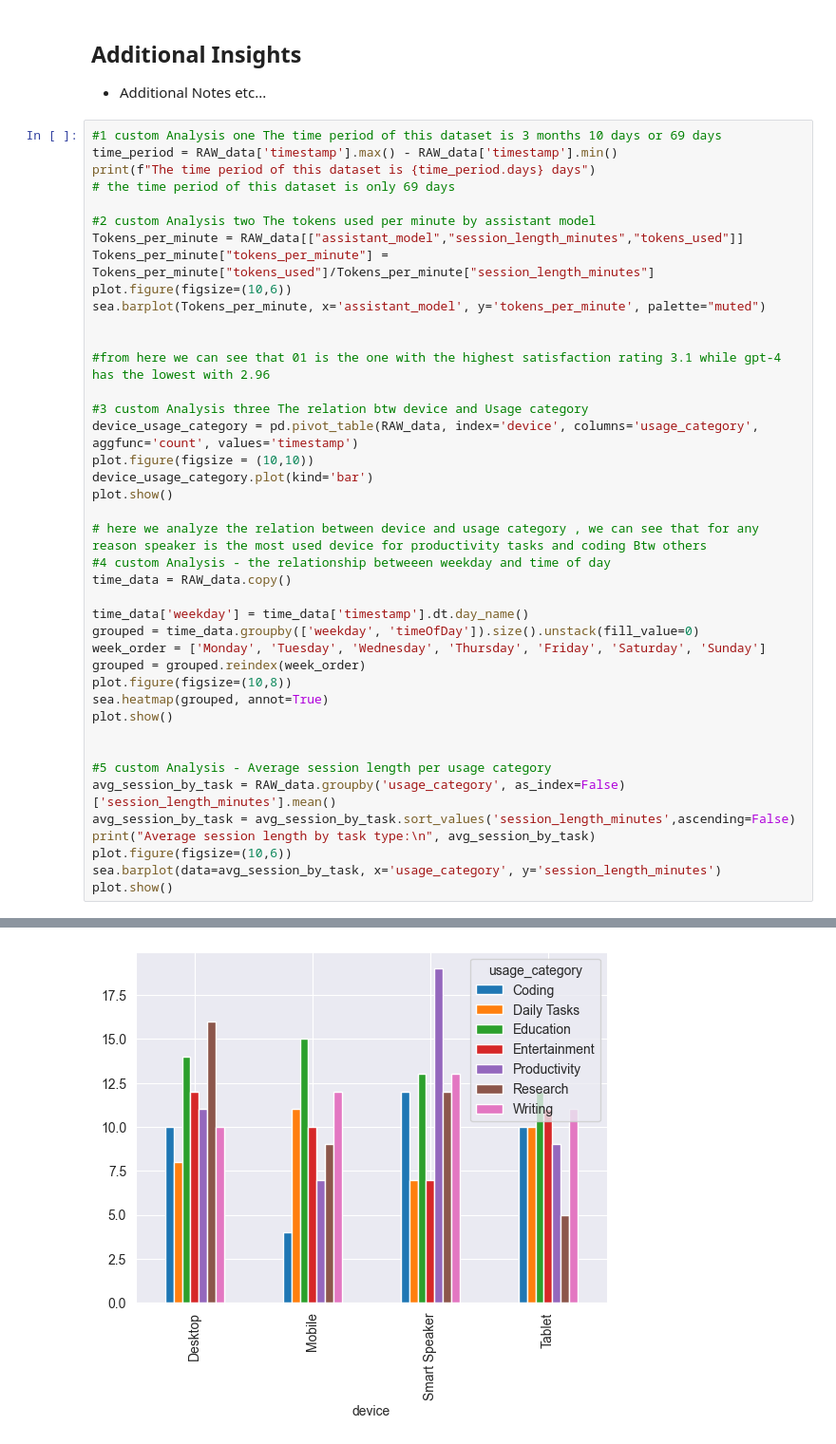
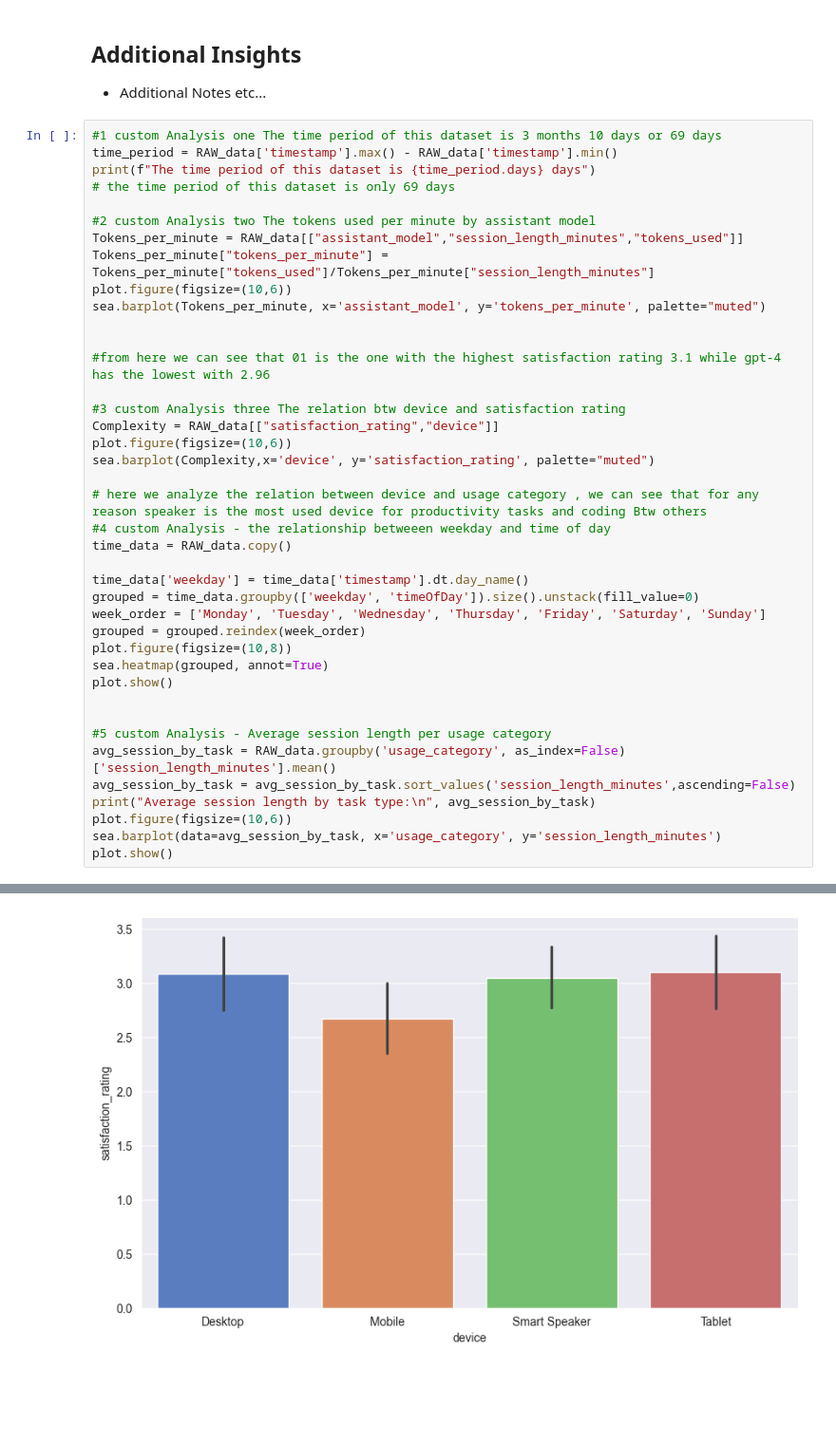
Before and after one commit to EXTREEME-FOUNDATION/OOPY-Project_AI_Assistant_G1, a Jupyter notebook: Main.ipynb, the cells around one changed output, grey strips where cells are left out. Shown at 95% size. Saved outputs shown, nothing was run; the diff lists cells and outputs as text; blank space fills up the shorter version.

```diff
--- a/Main.ipynb
+++ b/Main.ipynb
@@ -901,11 +901,10 @@ sea.barplot(Tokens_per_minute, x='assistant_model', y='tokens_per_minute', palet
 
 #from here we can see that 01 is the one with the highest satisfaction rating 3.1 while gpt-4 has the lowest with 2.96
 
-#3 custom Analysis three The relation btw device and Usage category
-device_usage_category = pd.pivot_table(RAW_data, index='device', columns='usage_category', aggfunc='count', values='timestamp')
-plot.figure(figsize = (10,10))
-device_usage_category.plot(kind='bar')
-plot.show()
+#3 custom Analysis three The relation btw device and satisfaction rating
+Complexity = RAW_data[["satisfaction_rating","device"]]
+plot.figure(figsize=(10,6))
+sea.barplot(Complexity,x='device', y='satisfaction_rating', palette="muted")
 
 # here we analyze the relation between device and usage category , we can see that for any reason speaker is the most used device for productivity tasks and coding Btw others
 #4 custom Analysis - the relationship betweeen weekday and time of day
@@ -943,2 +945,2 @@ Passing `palette` without assigning `hue` is deprecated and will be removed in v
-[figure, old version]
+[figure, new version]
 [figure]
```
Also changed, not shown: parts of 3 cells of this notebook.
